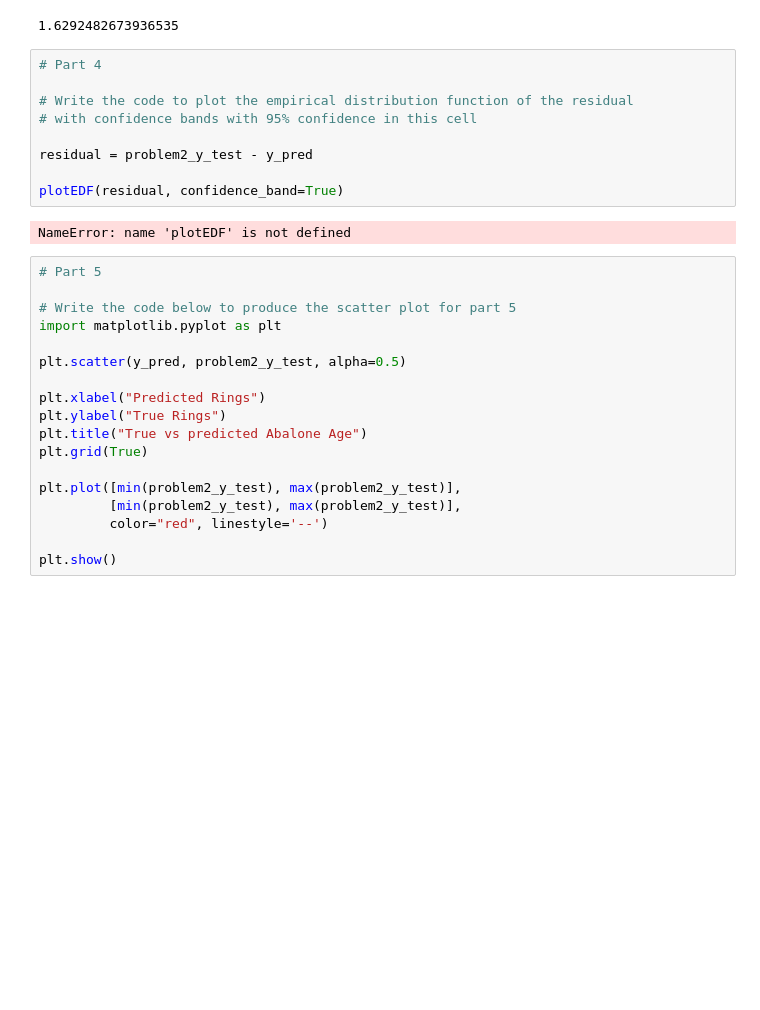
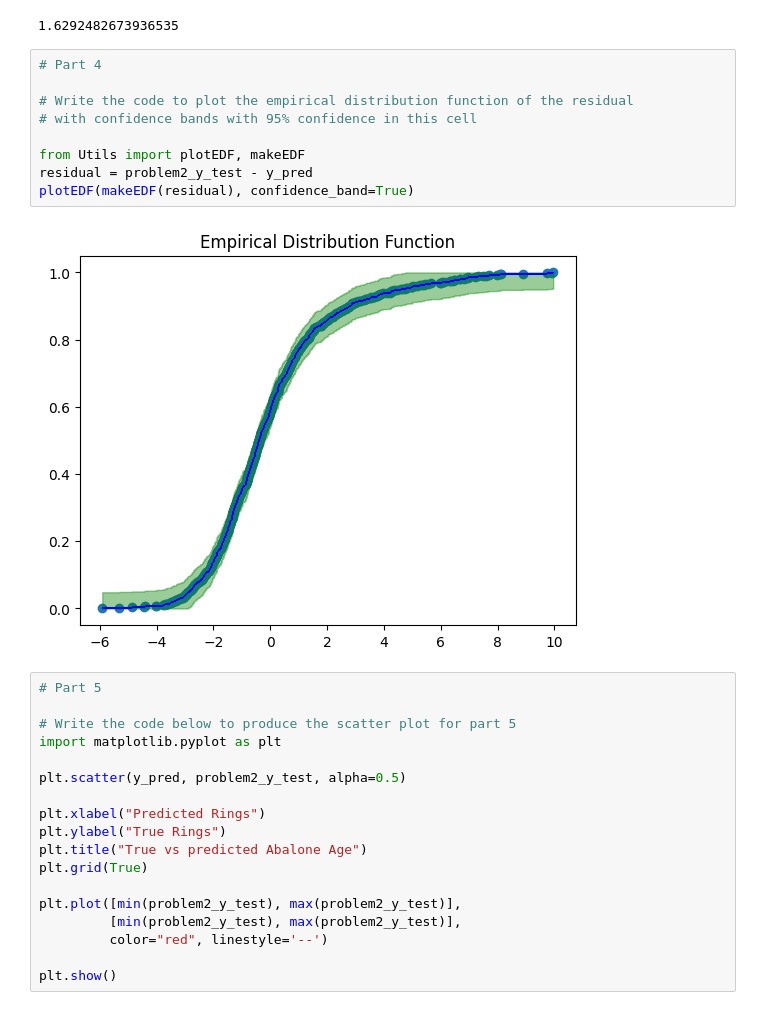
Before and after one commit to AntonEckervald/data-science, a Jupyter notebook: exams/ExamJanuary_2023_problem.ipynb, the cells around one changed output. Saved outputs shown, nothing was run; the diff lists cells and outputs as text; blank space fills up the shorter version.

```diff
--- a/exams/ExamJanuary_2023_problem.ipynb
+++ b/exams/ExamJanuary_2023_problem.ipynb
@@ -199,14 +199,14 @@ print(problem2_mae)
 # %%
 # Part 4
 
 # Write the code to plot the empirical distribution function of the residual
 # with confidence bands with 95% confidence in this cell
 
+from Utils import plotEDF, makeEDF
 residual = problem2_y_test - y_pred
-
-plotEDF(residual, confidence_band=True)
+plotEDF(makeEDF(residual), confidence_band=True)
 # %% [output]
-NameError: name 'plotEDF' is not defined
+[figure, added]
 # %%
 # Part 5
 
```
Also changed, not shown: 7 other files.
